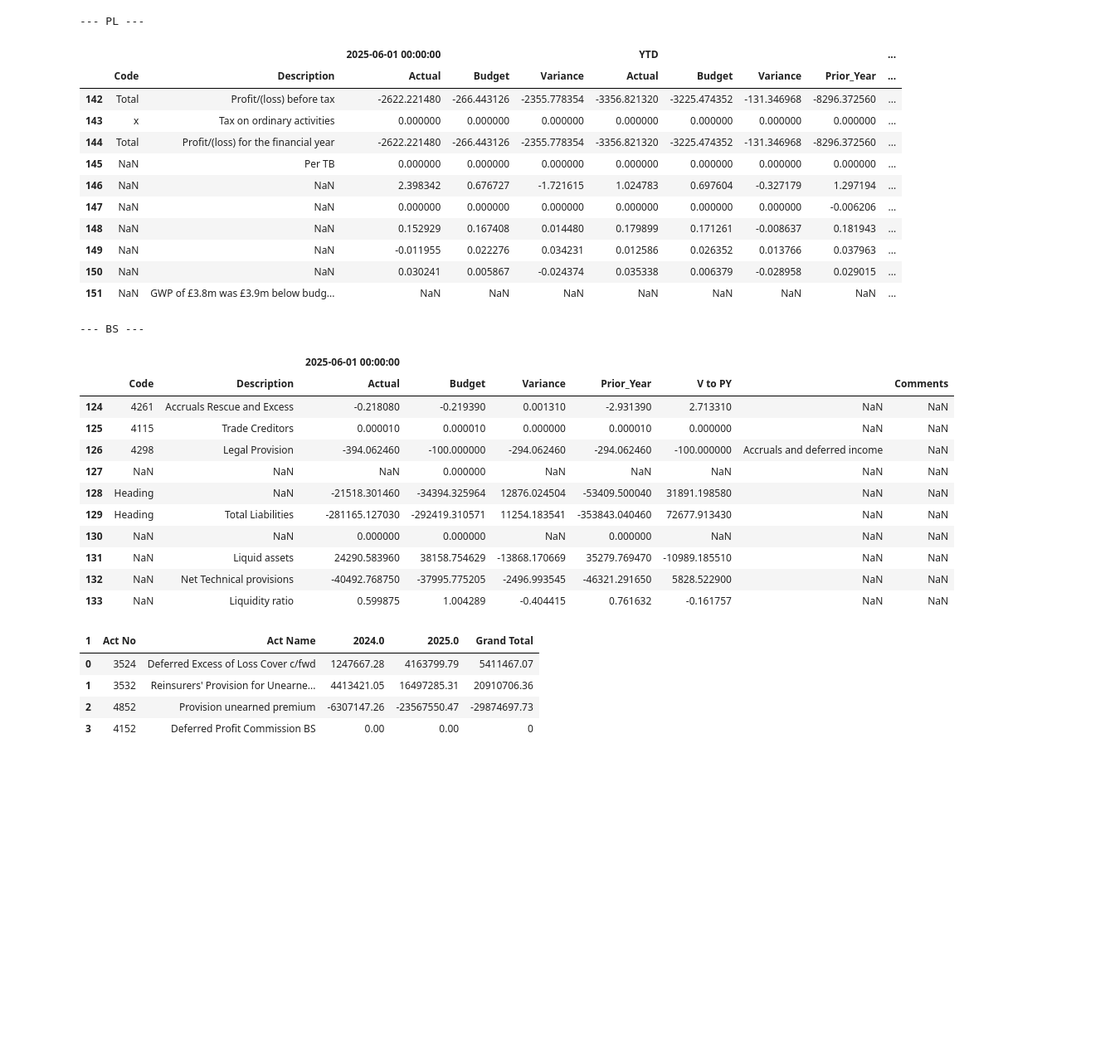
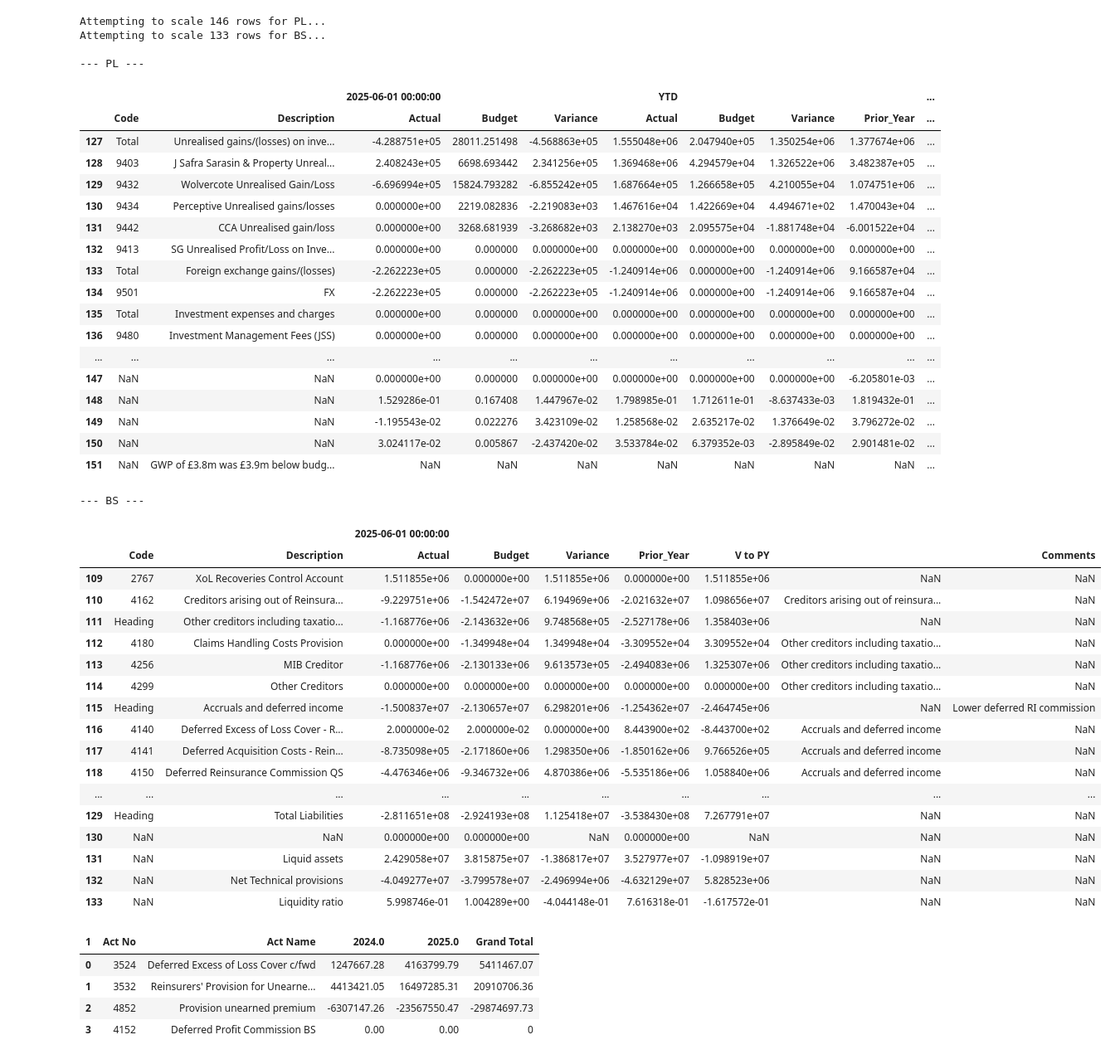
Before and after one commit to blazeitbobby/repo, a Jupyter notebook: reading_mi.ipynb, the cells around one changed output. Shown at 83% size. Cells and saved outputs as stored; diff of their text form; code cells hidden in the pictures; blank space fills up the shorter version.

```diff
--- a/reading_mi.ipynb
+++ b/reading_mi.ipynb
@@ -63,39 +88,54 @@ def clean_mi_pl_bs(file_path, sheet_name):
 # %%
 mi_pl = clean_mi_pl_bs(file_path = 'documents\\Jun25 MICL MI Pack v3.1 Isi pack exc PC.xlsx', sheet_name='PL')
 mi_bs = clean_mi_pl_bs(file_path = 'documents\\Jun25 MICL MI Pack v3.1 Isi pack exc PC.xlsx', sheet_name='BS')
 
 print("\n--- PL ---")
-display(mi_pl.tail(10))
+display(mi_pl.tail(25))
 
 print("\n--- BS ---")
-display(mi_bs.tail(10))
+display(mi_bs.tail(25))
 # %% [output]
+Attempting to scale 146 rows for PL...
+Attempting to scale 133 rows for BS...
+
 --- PL ---
 |  |  |  | 2025-06-01 00:00:00 |  |  | YTD |  |  |  | ... |
 |  | Code | Description | Actual | Budget | Variance | Actual | Budget | Variance | Prior_Year | ... |
-| 142 | Total | Profit/(loss) before tax | -2622.221480 | -266.443126 | -2355.778354 | -3356.821320 | -3225.474352 | -131.346968 | -8296.372560 | ... |
-| 143 | x | Tax on ordinary activities | 0.000000 | 0.000000 | 0.000000 | 0.000000 | 0.000000 | 0.000000 | 0.000000 | ... |
-| 144 | Total | Profit/(loss) for the financial year | -2622.221480 | -266.443126 | -2355.778354 | -3356.821320 | -3225.474352 | -131.346968 | -8296.372560 | ... |
-| 145 | NaN | Per TB | 0.000000 | 0.000000 | 0.000000 | 0.000000 | 0.000000 | 0.000000 | 0.000000 | ... |
-| 146 | NaN | NaN | 2.398342 | 0.676727 | -1.721615 | 1.024783 | 0.697604 | -0.327179 | 1.297194 | ... |
-| 147 | NaN | NaN | 0.000000 | 0.000000 | 0.000000 | 0.000000 | 0.000000 | 0.000000 | -0.006206 | ... |
-| 148 | NaN | NaN | 0.152929 | 0.167408 | 0.014480 | 0.179899 | 0.171261 | -0.008637 | 0.181943 | ... |
-| 149 | NaN | NaN | -0.011955 | 0.022276 | 0.034231 | 0.012586 | 0.026352 | 0.013766 | 0.037963 | ... |
-| 150 | NaN | NaN | 0.030241 | 0.005867 | -0.024374 | 0.035338 | 0.006379 | -0.028958 | 0.029015 | ... |
+| 127 | Total | Unrealised gains/(losses) on inve... | -4.288751e+05 | 28011.251498 | -4.568863e+05 | 1.555048e+06 | 2.047940e+05 | 1.350254e+06 | 1.377674e+06 | ... |
+| 128 | 9403 | J Safra Sarasin & Property Unreal... | 2.408243e+05 | 6698.693442 | 2.341256e+05 | 1.369468e+06 | 4.294579e+04 | 1.326522e+06 | 3.482387e+05 | ... |
+| 129 | 9432 | Wolvercote Unrealised Gain/Loss | -6.696994e+05 | 15824.793282 | -6.855242e+05 | 1.687664e+05 | 1.266658e+05 | 4.210055e+04 | 1.074751e+06 | ... |
+| 130 | 9434 | Perceptive Unrealised gains/losses | 0.000000e+00 | 2219.082836 | -2.219083e+03 | 1.467616e+04 | 1.422669e+04 | 4.494671e+02 | 1.470043e+04 | ... |
+| 131 | 9442 | CCA Unrealised gain/loss | 0.000000e+00 | 3268.681939 | -3.268682e+03 | 2.138270e+03 | 2.095575e+04 | -1.881748e+04 | -6.001522e+04 | ... |
+| 132 | 9413 | SG Unrealised Profit/Loss on Inve... | 0.000000e+00 | 0.000000 | 0.000000e+00 | 0.000000e+00 | 0.000000e+00 | 0.000000e+00 | 0.000000e+00 | ... |
+| 133 | Total | Foreign exchange gains/(losses) | -2.262223e+05 | 0.000000 | -2.262223e+05 | -1.240914e+06 | 0.000000e+00 | -1.240914e+06 | 9.166587e+04 | ... |
+| 134 | 9501 | FX | -2.262223e+05 | 0.000000 | -2.262223e+05 | -1.240914e+06 | 0.000000e+00 | -1.240914e+06 | 9.166587e+04 | ... |
+| 135 | Total | Investment expenses and charges | 0.000000e+00 | 0.000000 | 0.000000e+00 | 0.000000e+00 | 0.000000e+00 | 0.000000e+00 | 0.000000e+00 | ... |
+| 136 | 9480 | Investment Management Fees (JSS) | 0.000000e+00 | 0.000000 | 0.000000e+00 | 0.000000e+00 | 0.000000e+00 | 0.000000e+00 | 0.000000e+00 | ... |
+| ... | ... | ... | ... | ... | ... | ... | ... | ... | ... | ... |
+| 147 | NaN | NaN | 0.000000e+00 | 0.000000 | 0.000000e+00 | 0.000000e+00 | 0.000000e+00 | 0.000000e+00 | -6.205801e-03 | ... |
+| 148 | NaN | NaN | 1.529286e-01 | 0.167408 | 1.447967e-02 | 1.798985e-01 | 1.712611e-01 | -8.637433e-03 | 1.819432e-01 | ... |
+| 149 | NaN | NaN | -1.195543e-02 | 0.022276 | 3.423109e-02 | 1.258568e-02 | 2.635217e-02 | 1.376649e-02 | 3.796272e-02 | ... |
+| 150 | NaN | NaN | 3.024117e-02 | 0.005867 | -2.437420e-02 | 3.533784e-02 | 6.379352e-03 | -2.895849e-02 | 2.901481e-02 | ... |
 | 151 | NaN | GWP of £3.8m was £3.9m below budg... | NaN | NaN | NaN | NaN | NaN | NaN | NaN | ... |
 --- BS ---
 |  |  |  | 2025-06-01 00:00:00 |  |  |  |  |  |  |
 |  | Code | Description | Actual | Budget | Variance | Prior_Year | V to PY |  | Comments |
-| 124 | 4261 | Accruals Rescue and Excess | -0.218080 | -0.219390 | 0.001310 | -2.931390 | 2.713310 | NaN | NaN |
-| 125 | 4115 | Trade Creditors | 0.000010 | 0.000010 | 0.000000 | 0.000010 | 0.000000 | NaN | NaN |
-| 126 | 4298 | Legal Provision | -394.062460 | -100.000000 | -294.062460 | -294.062460 | -100.000000 | Accruals and deferred income | NaN |
-| 127 | NaN | NaN | NaN | 0.000000 | NaN | NaN | NaN | NaN | NaN |
-| 128 | Heading | NaN | -21518.301460 | -34394.325964 | 12876.024504 | -53409.500040 | 31891.198580 | NaN | NaN |
-| 129 | Heading | Total Liabilities | -281165.127030 | -292419.310571 | 11254.183541 | -353843.040460 | 72677.913430 | NaN | NaN |
-| 130 | NaN | NaN | 0.000000 | 0.000000 | NaN | 0.000000 | NaN | NaN | NaN |
-| 131 | NaN | Liquid assets | 24290.583960 | 38158.754629 | -13868.170669 | 35279.769470 | -10989.185510 | NaN | NaN |
-| 132 | NaN | Net Technical provisions | -40492.768750 | -37995.775205 | -2496.993545 | -46321.291650 | 5828.522900 | NaN | NaN |
-| 133 | NaN | Liquidity ratio | 0.599875 | 1.004289 | -0.404415 | 0.761632 | -0.161757 | NaN | NaN |
+| 109 | 2767 | XoL Recoveries Control Account | 1.511855e+06 | 0.000000e+00 | 1.511855e+06 | 0.000000e+00 | 1.511855e+06 | NaN | NaN |
+| 110 | 4162 | Creditors arising out of Reinsura... | -9.229751e+06 | -1.542472e+07 | 6.194969e+06 | -2.021632e+07 | 1.098656e+07 | Creditors arising out of reinsura... | NaN |
+| 111 | Heading | Other creditors including taxatio... | -1.168776e+06 | -2.143632e+06 | 9.748568e+05 | -2.527178e+06 | 1.358403e+06 | NaN | NaN |
+| 112 | 4180 | Claims Handling Costs Provision | 0.000000e+00 | -1.349948e+04 | 1.349948e+04 | -3.309552e+04 | 3.309552e+04 | Other creditors including taxatio... | NaN |
+| 113 | 4256 | MIB Creditor | -1.168776e+06 | -2.130133e+06 | 9.613573e+05 | -2.494083e+06 | 1.325307e+06 | Other creditors including taxatio... | NaN |
+| 114 | 4299 | Other Creditors | 0.000000e+00 | 0.000000e+00 | 0.000000e+00 | 0.000000e+00 | 0.000000e+00 | Other creditors including taxatio... | NaN |
+| 115 | Heading | Accruals and deferred income | -1.500837e+07 | -2.130657e+07 | 6.298201e+06 | -1.254362e+07 | -2.464745e+06 | NaN | Lower deferred RI commission |
+| 116 | 4140 | Deferred Excess of Loss Cover - R... | 2.000000e-02 | 2.000000e-02 | 0.000000e+00 | 8.443900e+02 | -8.443700e+02 | Accruals and deferred income | NaN |
+| 117 | 4141 | Deferred Acquisition Costs - Rein... | -8.735098e+05 | -2.171860e+06 | 1.298350e+06 | -1.850162e+06 | 9.766526e+05 | Accruals and deferred income | NaN |
+| 118 | 4150 | Deferred Reinsurance Commission QS | -4.476346e+06 | -9.346732e+06 | 4.870386e+06 | -5.535186e+06 | 1.058840e+06 | Accruals and deferred income | NaN |
+| ... | ... | ... | ... | ... | ... | ... | ... | ... | ... |
+| 129 | Heading | Total Liabilities | -2.811651e+08 | -2.924193e+08 | 1.125418e+07 | -3.538430e+08 | 7.267791e+07 | NaN | NaN |
+| 130 | NaN | NaN | 0.000000e+00 | 0.000000e+00 | NaN | 0.000000e+00 | NaN | NaN | NaN |
+| 131 | NaN | Liquid assets | 2.429058e+07 | 3.815875e+07 | -1.386817e+07 | 3.527977e+07 | -1.098919e+07 | NaN | NaN |
+| 132 | NaN | Net Technical provisions | -4.049277e+07 | -3.799578e+07 | -2.496994e+06 | -4.632129e+07 | 5.828523e+06 | NaN | NaN |
+| 133 | NaN | Liquidity ratio | 5.998746e-01 | 1.004289e+00 | -4.044148e-01 | 7.616318e-01 | -1.617572e-01 | NaN | NaN |
 # %%
 def clean_mi_deferrals(file_path, sheet_name):
 
```
Also changed, not shown: parts of 1 cell of this notebook, 2 other files.
